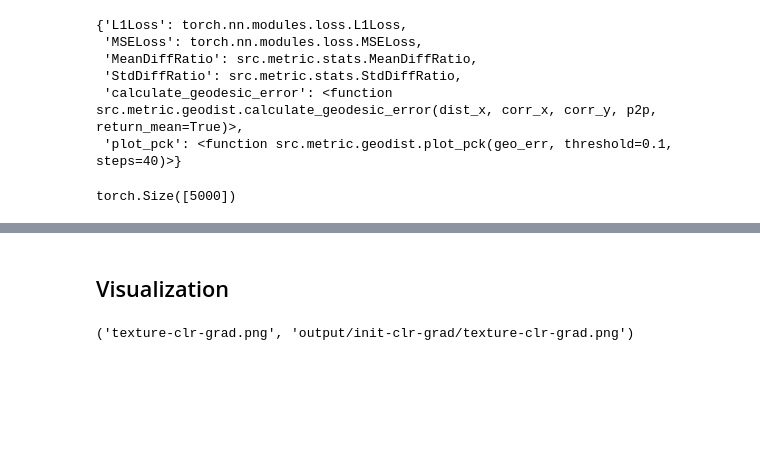
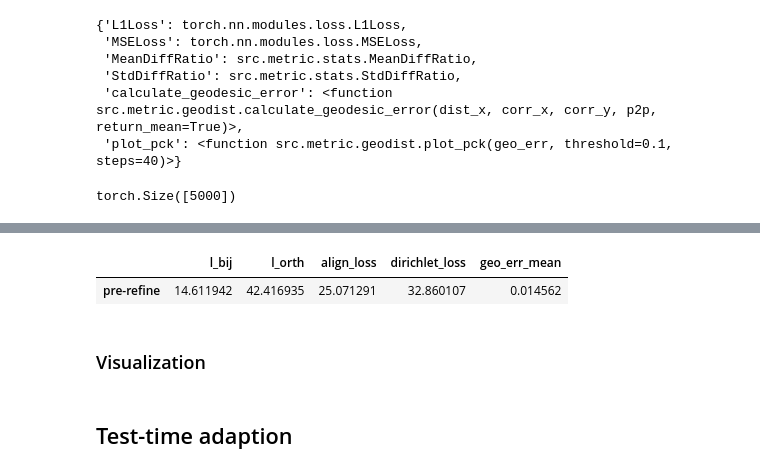
Before and after one commit to liu-qilong/urssm-replicate, a Jupyter notebook: notebook/infer-workflow.ipynb, the cells around one changed output, grey strips where cells are left out. Saved outputs shown, nothing was run; the diff lists cells and outputs as text; code cells hidden in the pictures; blank space fills up the shorter version.

Commit message:
test-time adaption

```diff
--- a/notebook/infer-workflow.ipynb
+++ b/notebook/infer-workflow.ipynb
@@ -314,22 +321,25 @@ METRIC_REGISTRY['plot_pck'](geo_err)
+# %%
+import pandas as pd
+pd.DataFrame(dict, index=['pre-refine'])
+# %% [output]
+|  | l_bij | l_orth | align_loss | dirichlet_loss | geo_err_mean |
+| pre-refine | 14.611942 | 42.416935 | 25.071291 | 32.860107 | 0.014562 |
 # %% [markdown]
-## Visualization
+### Visualization
 # %%
 import os
 import shutil
 
 # copy texture file to output directory
-os.makedirs(output_path, exist_ok=True)
-texture_fname = os.path.basename(texture_path)
-cp_texture_path = os.path.join(output_path, texture_fname)
+if plot:
+    os.makedirs(output_path, exist_ok=True)
+    texture_fname = os.path.basename(texture_path)
+    cp_texture_path = os.path.join(output_path, texture_fname)
 
-shutil.copy(
-    texture_path,
-    cp_texture_path,
-)
-
-texture_fname, cp_texture_path
+    shutil.copy(
+        texture_path,
+        cp_texture_path,
+    )
-# %% [output]
-('texture-clr-grad.png', 'output/init-clr-grad/texture-clr-grad.png')
 # %%
 from src.utils.texture import write_obj_pair
 
@@ -343,0 +355,2 @@ write_obj_pair(file_x, file_y, verts_x, faces_x, verts_y, faces_y, to_numpy(Pyx)
+# %% [markdown]
+## Test-time adaption
```
Also changed, not shown: parts of 29 cells of this notebook, 1 other file.
